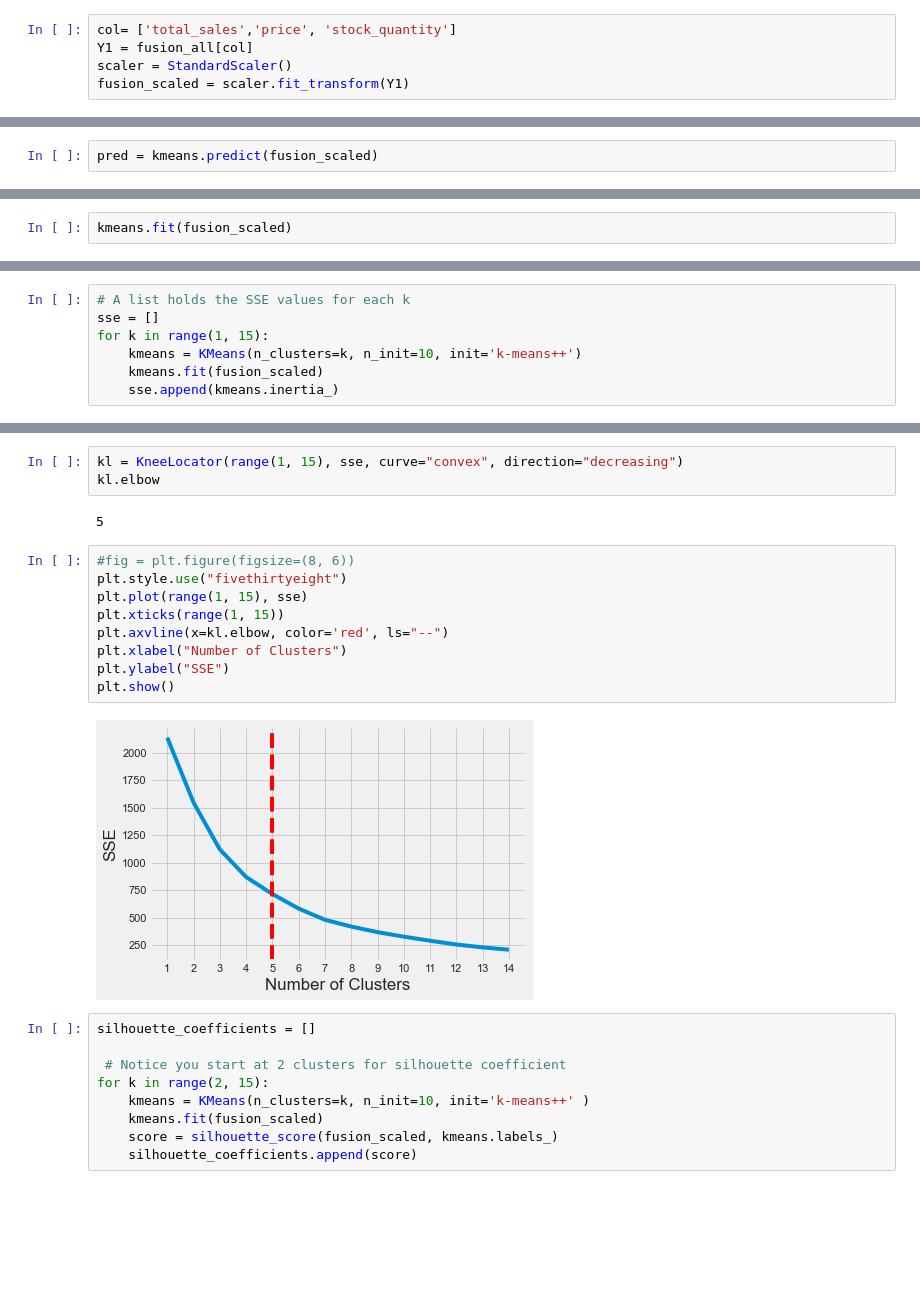
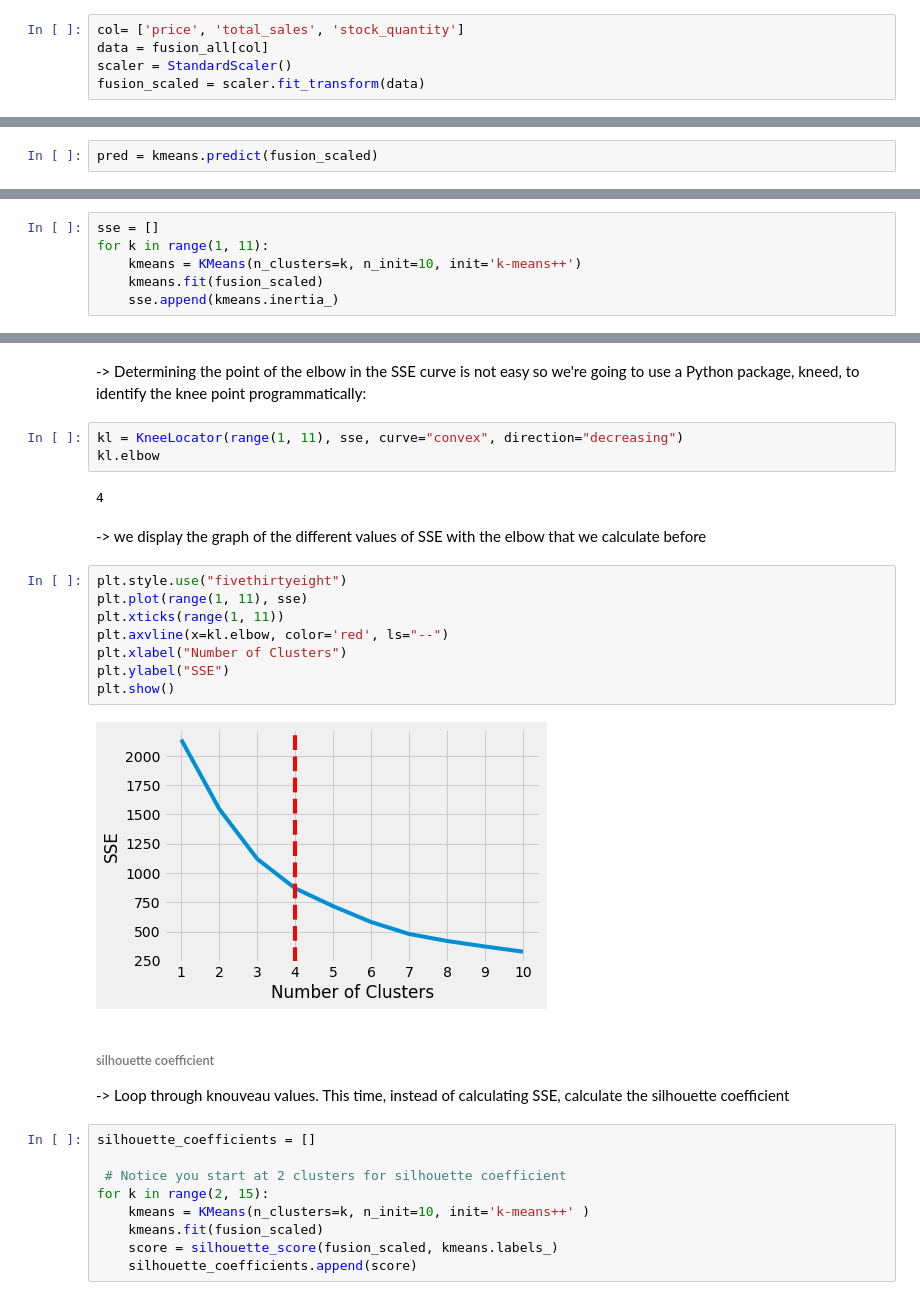
Before and after one commit to Asx11/wine-spirit, a Jupyter notebook: wine_spirit.ipynb, the cells around one changed output, grey strips where cells are left out. Drawn from its saved outputs; the diff is of its cells as text; blank space fills up the shorter version.

```diff
--- a/wine_spirit.ipynb
+++ b/wine_spirit.ipynb
@@ -564,5 +617,5 @@ plt.scatter(x[z >0], y[z >0],c = 'green', alpha=0.5)
 # %%
-col= ['total_sales','price', 'stock_quantity']
-Y1 = fusion_all[col]
+col= ['price', 'total_sales', 'stock_quantity']
+data = fusion_all[col]
 scaler = StandardScaler()
-fusion_scaled = scaler.fit_transform(Y1)
+fusion_scaled = scaler.fit_transform(data)
@@ -580,2 +677,0 @@ plt.show()
-# %%
-kmeans.fit(fusion_scaled)
@@ -602,7 +683,6 @@ kmeans.n_iter_
 # %%
-# A list holds the SSE values for each k
 sse = []
-for k in range(1, 15):
+for k in range(1, 11):
     kmeans = KMeans(n_clusters=k, n_init=10, init='k-means++')
     kmeans.fit(fusion_scaled)
     sse.append(kmeans.inertia_)
@@ -619,19 +700,25 @@ plt.show()
+# %% [markdown]
+-> Determining the point of the elbow in the SSE curve is not easy so we're going to use a Python package, kneed, to identify the knee point programmatically:
 # %%
-kl = KneeLocator(range(1, 15), sse, curve="convex", direction="decreasing")
+kl = KneeLocator(range(1, 11), sse, curve="convex", direction="decreasing")
 kl.elbow
 # %% [output]
-5
+4
+# %% [markdown]
+-> we display the graph of the different values of SSE with the elbow that we calculate before
 # %%
-#fig = plt.figure(figsize=(8, 6))
 plt.style.use("fivethirtyeight")
-plt.plot(range(1, 15), sse)
-plt.xticks(range(1, 15))
+plt.plot(range(1, 11), sse)
+plt.xticks(range(1, 11))
 plt.axvline(x=kl.elbow, color='red', ls="--")
 plt.xlabel("Number of Clusters")
 plt.ylabel("SSE")
 plt.show()
 # %% [output]
-[figure, old version]
+[figure, new version]
+# %% [markdown]
+###### silhouette coefficient
+-> Loop through knouveau values. This time, instead of calculating SSE, calculate the silhouette coefficient
 # %%
 silhouette_coefficients = []
 
```
Also changed, not shown: parts of 84 cells of this notebook.
